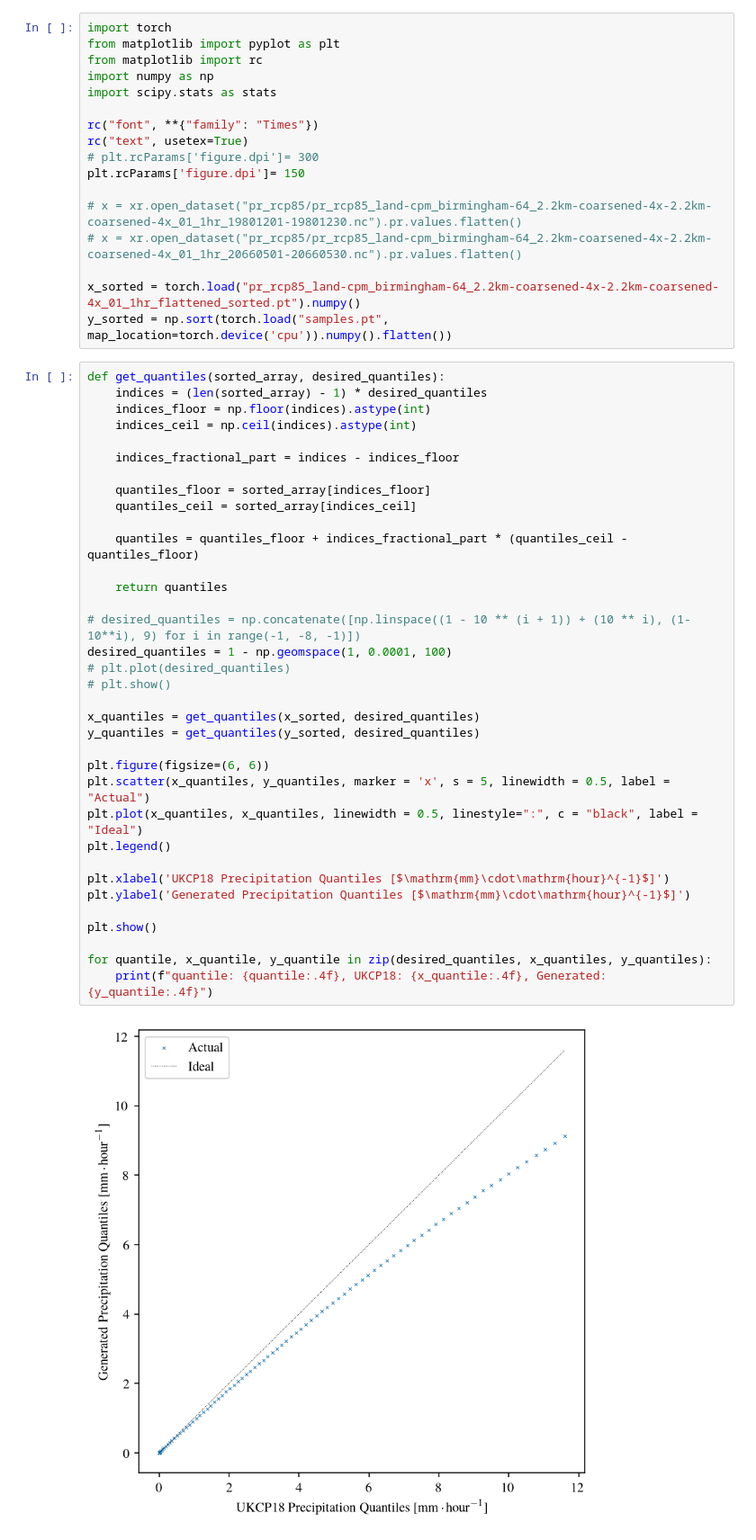
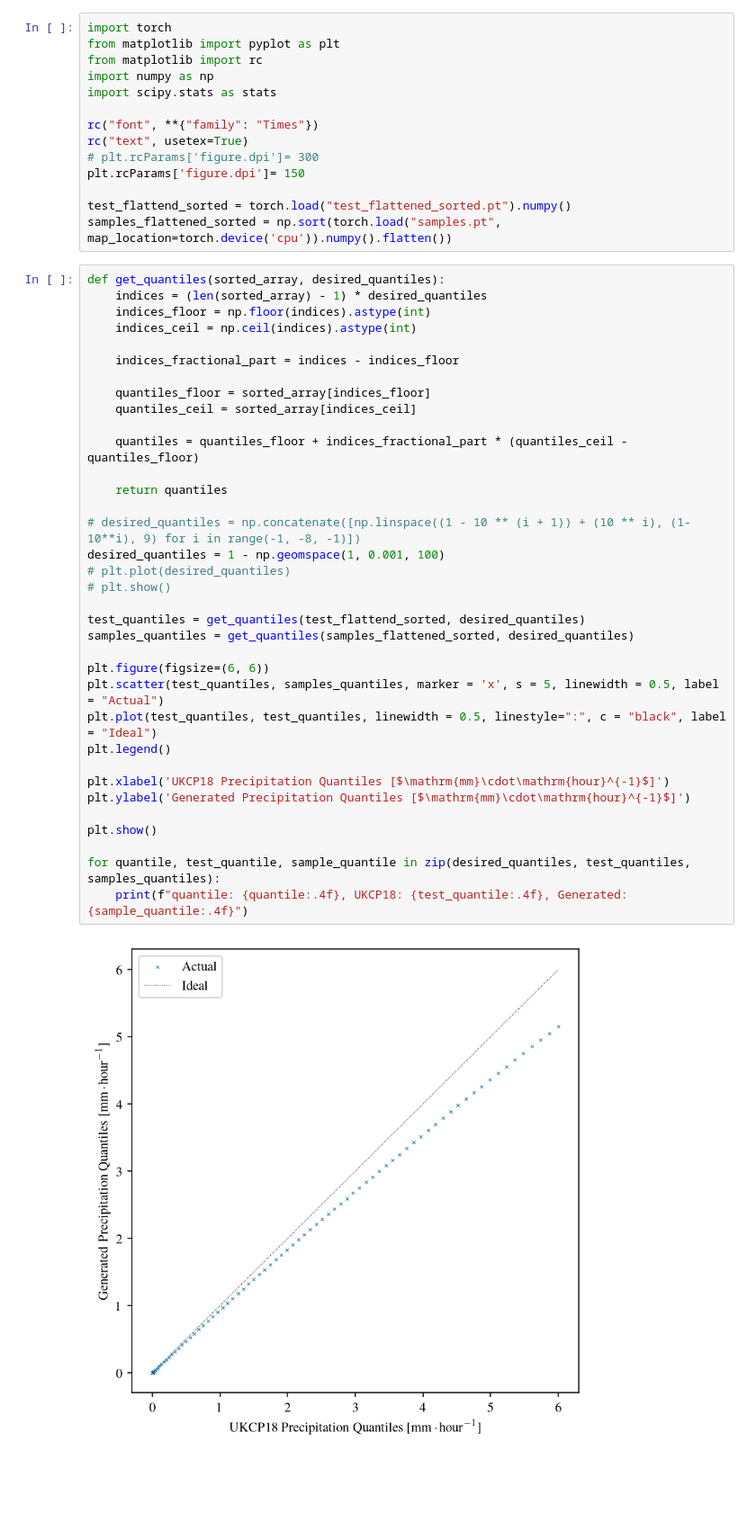
Before and after one commit to henryaddison/video-diffusion-climate, a Jupyter notebook: notebooks/qq.ipynb, the cells around one changed output. Shown: that part at 90% size. Saved outputs shown, nothing was run; the diff lists cells and outputs as text; blank space fills up the shorter version.

```diff
--- a/notebooks/qq.ipynb
+++ b/notebooks/qq.ipynb
@@ -10,46 +10,43 @@ rc("text", usetex=True)
 # plt.rcParams['figure.dpi']= 300
 plt.rcParams['figure.dpi']= 150
 
-# x = xr.open_dataset("pr_rcp85/pr_rcp85_land-cpm_birmingham-64_2.2km-coarsened-4x-2.2km-coarsened-4x_01_1hr_19801201-19801230.nc").pr.values.flatten()
-# x = xr.open_dataset("pr_rcp85/pr_rcp85_land-cpm_birmingham-64_2.2km-coarsened-4x-2.2km-coarsened-4x_01_1hr_20660501-20660530.nc").pr.values.flatten()
-
-x_sorted = torch.load("pr_rcp85_land-cpm_birmingham-64_2.2km-coarsened-4x-2.2km-coarsened-4x_01_1hr_flattened_sorted.pt").numpy()
-y_sorted = np.sort(torch.load("samples.pt", map_location=torch.device('cpu')).numpy().flatten())
+test_flattend_sorted = torch.load("test_flattened_sorted.pt").numpy()
+samples_flattened_sorted = np.sort(torch.load("samples.pt", map_location=torch.device('cpu')).numpy().flatten())
 # %%
 def get_quantiles(sorted_array, desired_quantiles):
     indices = (len(sorted_array) - 1) * desired_quantiles
     indices_floor = np.floor(indices).astype(int)
     indices_ceil = np.ceil(indices).astype(int)
 
     indices_fractional_part = indices - indices_floor
 
     quantiles_floor = sorted_array[indices_floor]
     quantiles_ceil = sorted_array[indices_ceil]
 
     quantiles = quantiles_floor + indices_fractional_part * (quantiles_ceil - quantiles_floor)
 
     return quantiles
 
 # desired_quantiles = np.concatenate([np.linspace((1 - 10 ** (i + 1)) + (10 ** i), (1-10**i), 9) for i in range(-1, -8, -1)])
-desired_quantiles = 1 - np.geomspace(1, 0.0001, 100)
+desired_quantiles = 1 - np.geomspace(1, 0.001, 100)
 # plt.plot(desired_quantiles)
 # plt.show()
 
-x_quantiles = get_quantiles(x_sorted, desired_quantiles)
-y_quantiles = get_quantiles(y_sorted, desired_quantiles)
+test_quantiles = get_quantiles(test_flattend_sorted, desired_quantiles)
+samples_quantiles = get_quantiles(samples_flattened_sorted, desired_quantiles)
 
 plt.figure(figsize=(6, 6))
-plt.scatter(x_quantiles, y_quantiles, marker = 'x', s = 5, linewidth = 0.5, label = "Actual")
-plt.plot(x_quantiles, x_quantiles, linewidth = 0.5, linestyle=":", c = "black", label = "Ideal")
+plt.scatter(test_quantiles, samples_quantiles, marker = 'x', s = 5, linewidth = 0.5, label = "Actual")
+plt.plot(test_quantiles, test_quantiles, linewidth = 0.5, linestyle=":", c = "black", label = "Ideal")
 plt.legend()
 
 plt.xlabel('UKCP18 Precipitation Quantiles [$\mathrm{mm}\cdot\mathrm{hour}^{-1}$]')
 plt.ylabel('Generated Precipitation Quantiles [$\mathrm{mm}\cdot\mathrm{hour}^{-1}$]')
 
 plt.show()
 
-for quantile, x_quantile, y_quantile in zip(desired_quantiles, x_quantiles, y_quantiles):
-    print(f"quantile: {quantile:.4f}, UKCP18: {x_quantile:.4f}, Generated: {y_quantile:.4f}")
+for quantile, test_quantile, sample_quantile in zip(desired_quantiles, test_quantiles, samples_quantiles):
+    print(f"quantile: {quantile:.4f}, UKCP18: {test_quantile:.4f}, Generated: {sample_quantile:.4f}")
 # %% [output]
-[figure, old version]
+[figure, new version]
 quantile: 0.0000, UKCP18: 0.0000, Generated: 0.0000
```
Also changed, not shown: parts of 1 cell of this notebook, 3 other files.
